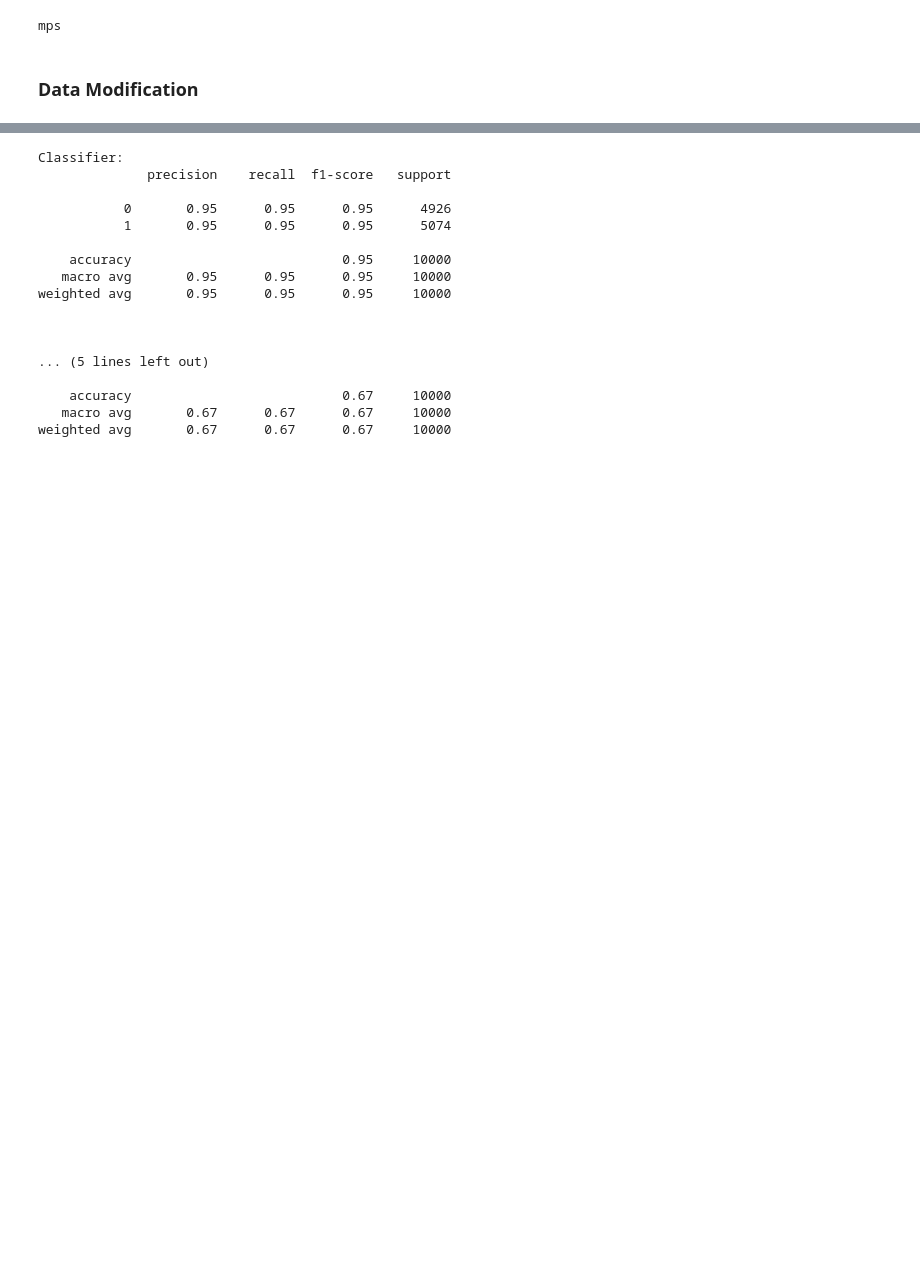
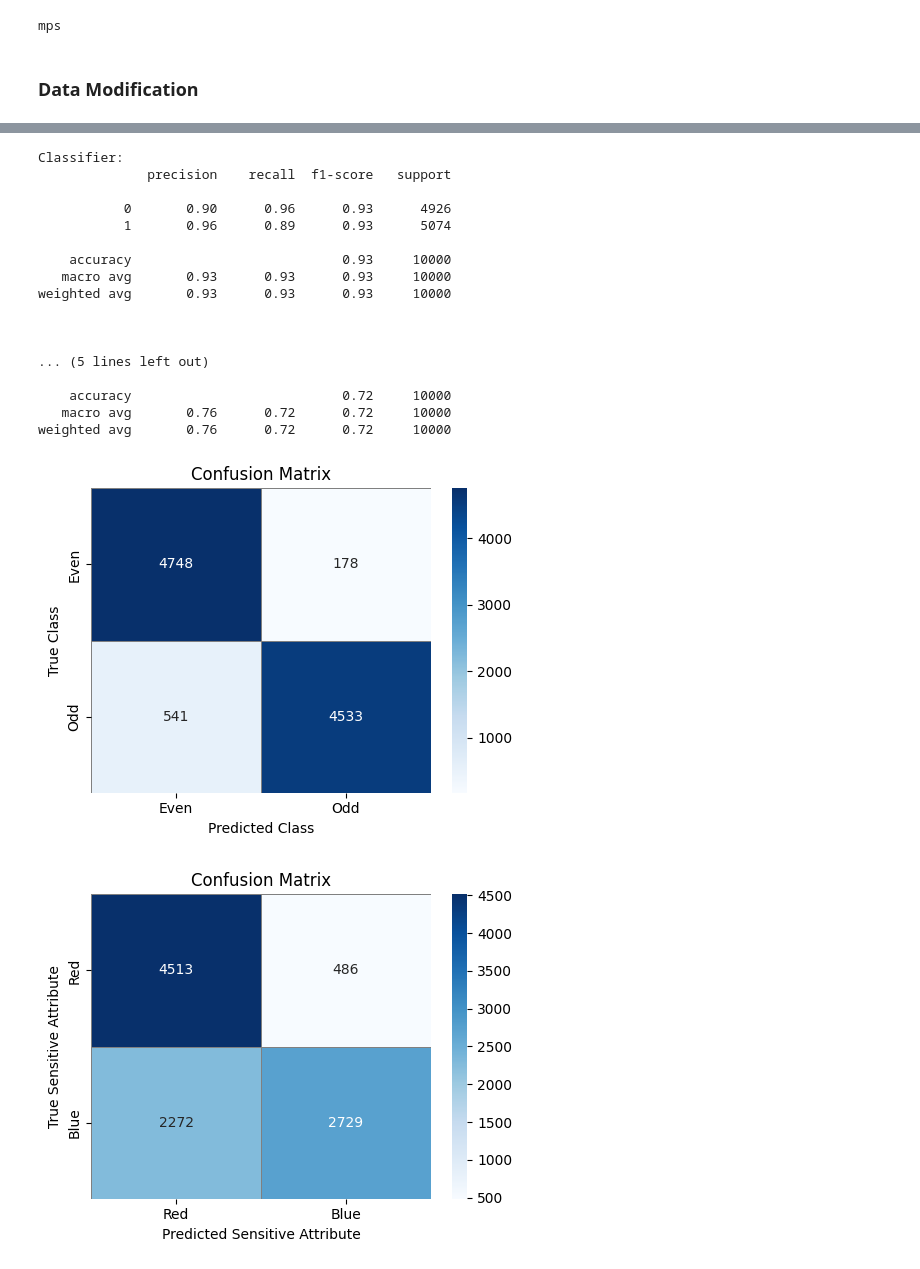
Before and after one commit to Vinschers/LAFTR, a Jupyter notebook: notebooks/LAFTR.ipynb, the cells around one changed output, grey strips where cells are left out. Cells and saved outputs as stored; diff of their text form; code cells hidden in the pictures; blank space fills up the shorter version.

Commit message:
Create predictor class
Co-authored-by: mariddc <mariana.ddcosta@usp.br>

```diff
--- a/notebooks/LAFTR.ipynb
+++ b/notebooks/LAFTR.ipynb
@@ -149,10 +151,13 @@ plt.show()
 # %%
+predict_adversary = Predictor(model=adversary, N=K)
+predict_classifier = Predictor(model=classifier, N=C)
+
 x, a_true, y_true = test_set[:]
 
 z = encoder(x)
 
-a_pred = trainer.pred_adversary(z, y_true).argmax(dim=1)
-y_pred = classifier(z).argmax(dim=1)
+a_pred = predict_adversary.predict_class(z, y_true)
+y_pred = predict_classifier.predict_class(z)
 
 # test_loader = tqdm(
 #     DataLoader(test_set, batch_size=batch_size, shuffle=True),
@@ -187,34 +192,36 @@ y_pred = classifier(z).argmax(dim=1)
 # y_pred = torch.cat(y_pred, dim=0).numpy()
 # y_true = torch.cat(y_true, dim=0).numpy()
 # %%
-a_pred = a_pred.cpu().numpy()
-a_true = a_true.cpu().numpy()
-y_pred = y_pred.cpu().numpy()
-y_true = y_true.cpu().numpy()
-
 print("Classifier:")
-print(classification_report(y_true, y_pred, zero_division=0))
+predict_classifier.print_classification_report(y_true, y_pred)
 
 print()
 print()
 
 print("Adversary:")
-print(classification_report(a_true, a_pred, zero_division=0))
+predict_adversary.print_classification_report(a_true, a_pred)
 # %% [output]
 Classifier:
               precision    recall  f1-score   support
 
-           0       0.95      0.95      0.95      4926
-           1       0.95      0.95      0.95      5074
+           0       0.90      0.96      0.93      4926
+           1       0.96      0.89      0.93      5074
 
-    accuracy                           0.95     10000
-   macro avg       0.95      0.95      0.95     10000
-weighted avg       0.95      0.95      0.95     10000
+    accuracy                           0.93     10000
+   macro avg       0.93      0.93      0.93     10000
+weighted avg       0.93      0.93      0.93     10000
 
 
 
 ... (5 lines left out)
 
-    accuracy                           0.67     10000
-   macro avg       0.67      0.67      0.67     10000
-weighted avg       0.67      0.67      0.67     10000
+    accuracy                           0.72     10000
+   macro avg       0.76      0.72      0.72     10000
+weighted avg       0.76      0.72      0.72     10000
+# %%
+class_cm = predict_classifier.plot_confusion_matrix(y_true, y_pred, labels_names=['Even', 'Odd'], ylabel='True Class', xlabel='Predicted Class')
+
+adv_cm = predict_adversary.plot_confusion_matrix(a_true, a_pred, labels_names=['Red', 'Blue'], ylabel='True Sensitive Attribute', xlabel='Predicted Sensitive Attribute')
+# %% [output]
+[figure, added]
+[figure, added]
```
Also changed, not shown: parts of 4 cells of this notebook, 3 other files.
